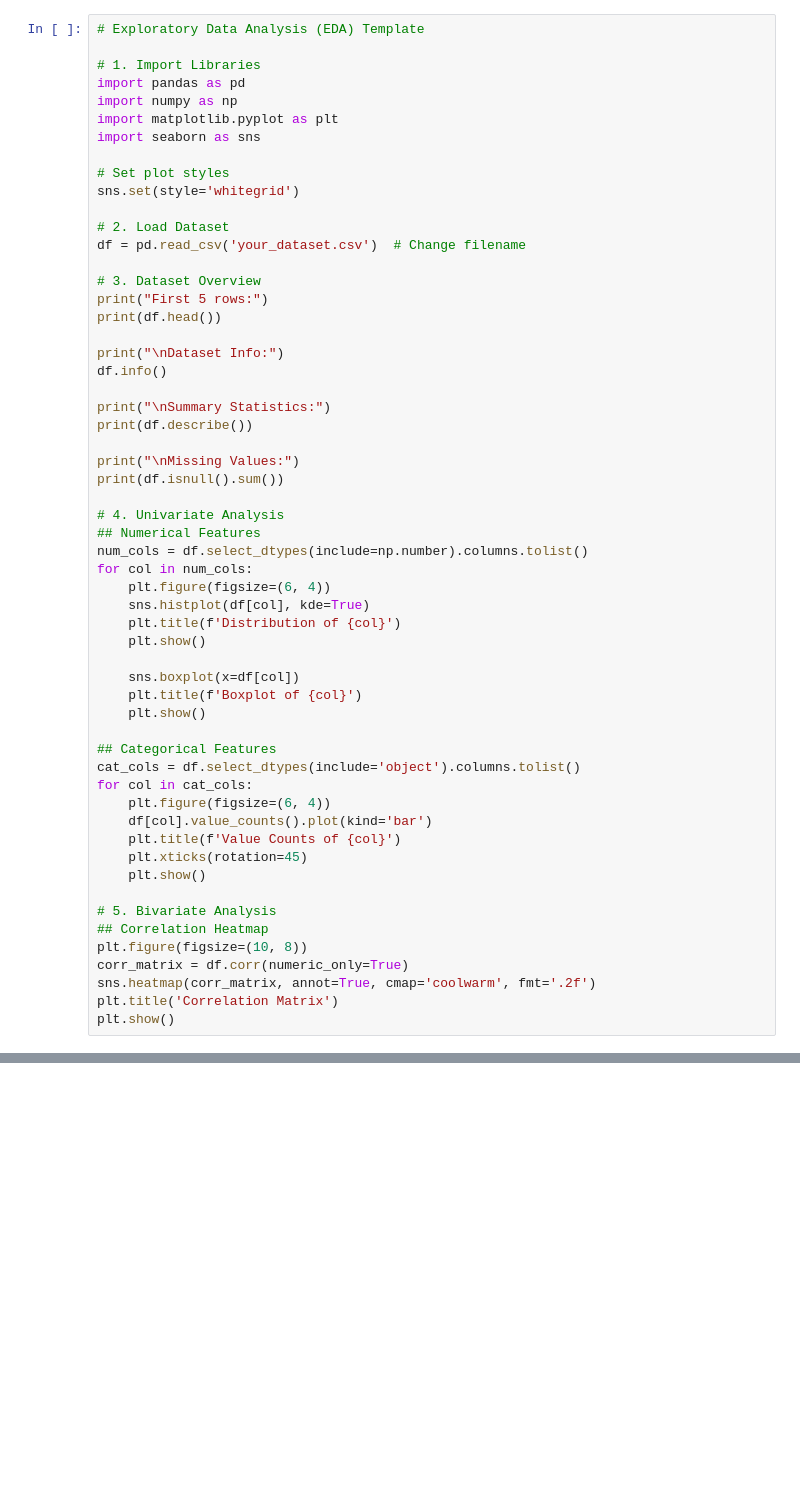
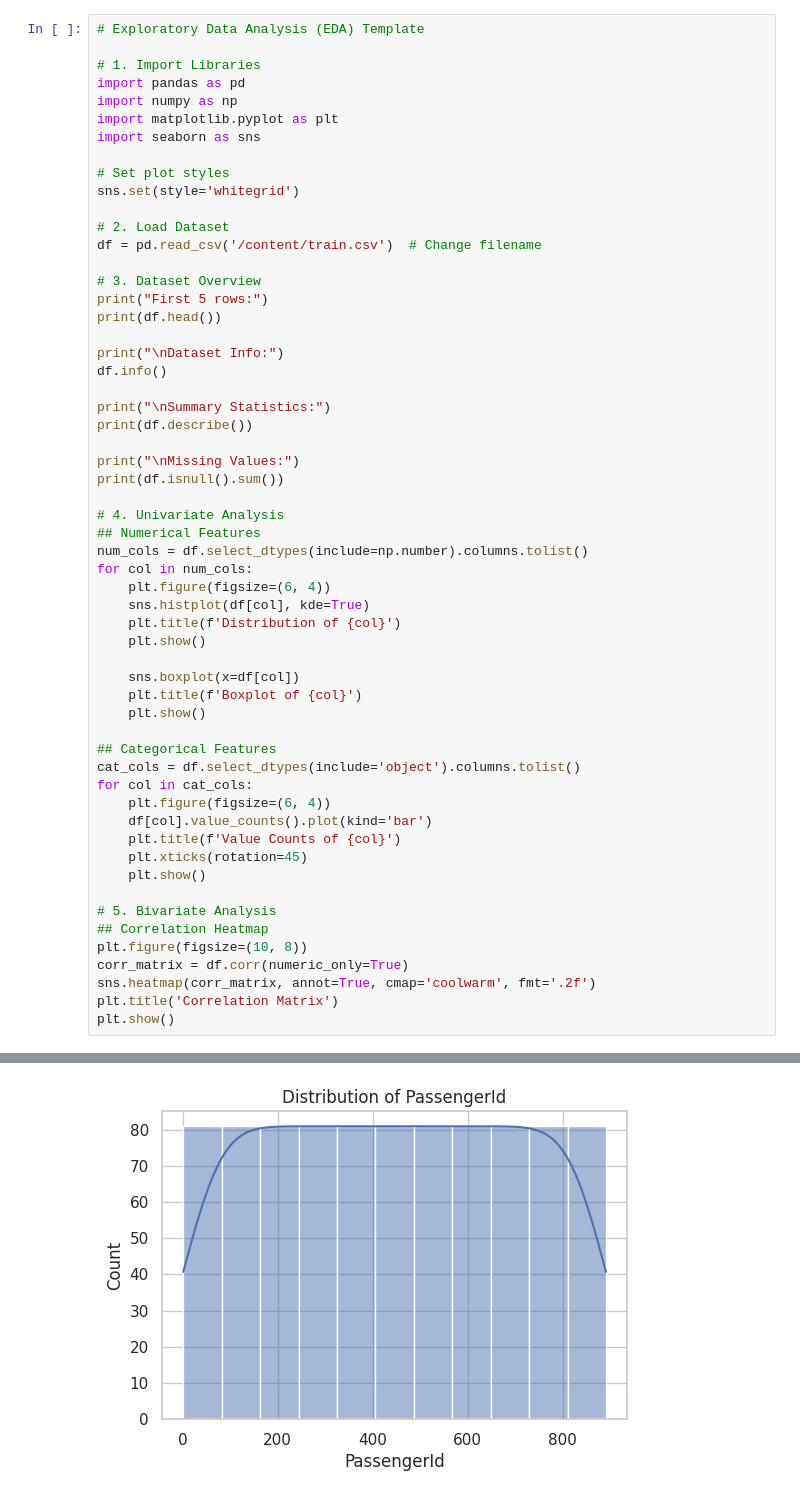
Before and after one commit to ajaymolsivan/Task5, a Jupyter notebook: Task5.ipynb, the cells around one changed output, grey strips where cells are left out. Cells and saved outputs as stored; diff of their text form; blank space fills up the shorter version.

```diff
--- a/Task5.ipynb
+++ b/Task5.ipynb
@@ -13,7 +13,7 @@ import seaborn as sns
 sns.set(style='whitegrid')
 
 # 2. Load Dataset
-df = pd.read_csv('your_dataset.csv')  # Change filename
+df = pd.read_csv('/content/train.csv')  # Change filename
 
 # 3. Dataset Overview
 print("First 5 rows:")
@@ -61,0 +78 @@ FileNotFoundError: [Errno 2] No such file or directory: 'your_dataset.csv'
+[figure, added]
```
Also changed, not shown: parts of 1 cell of this notebook.
